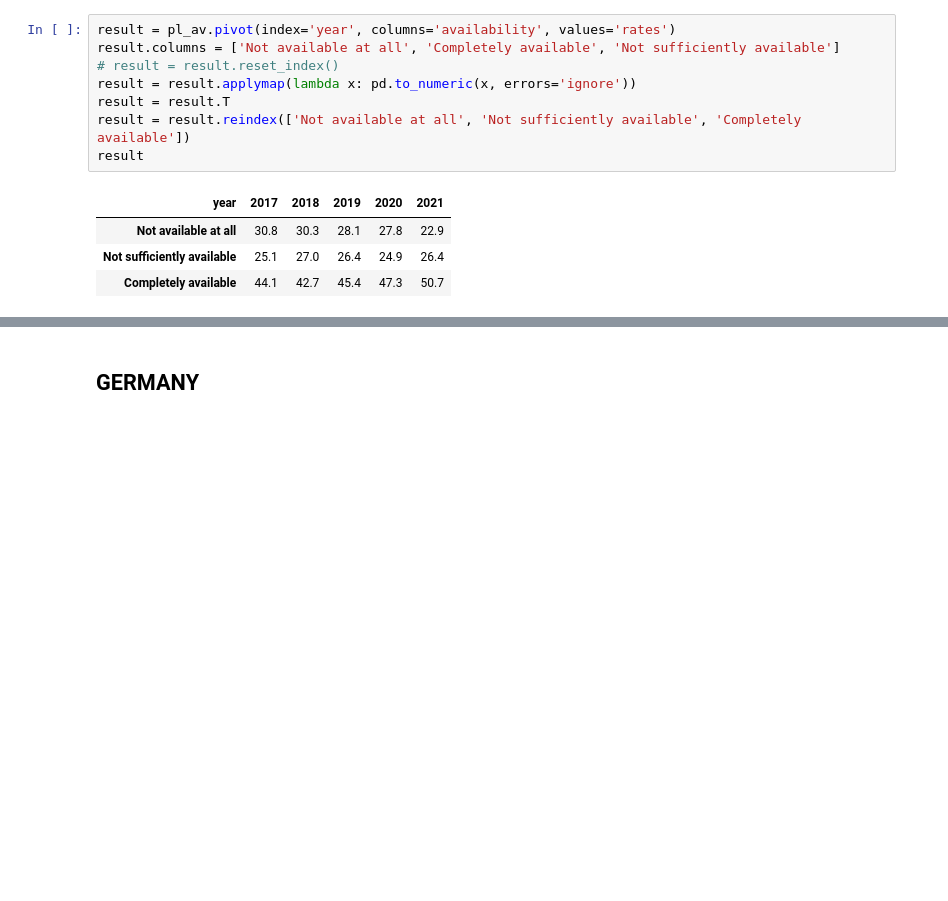
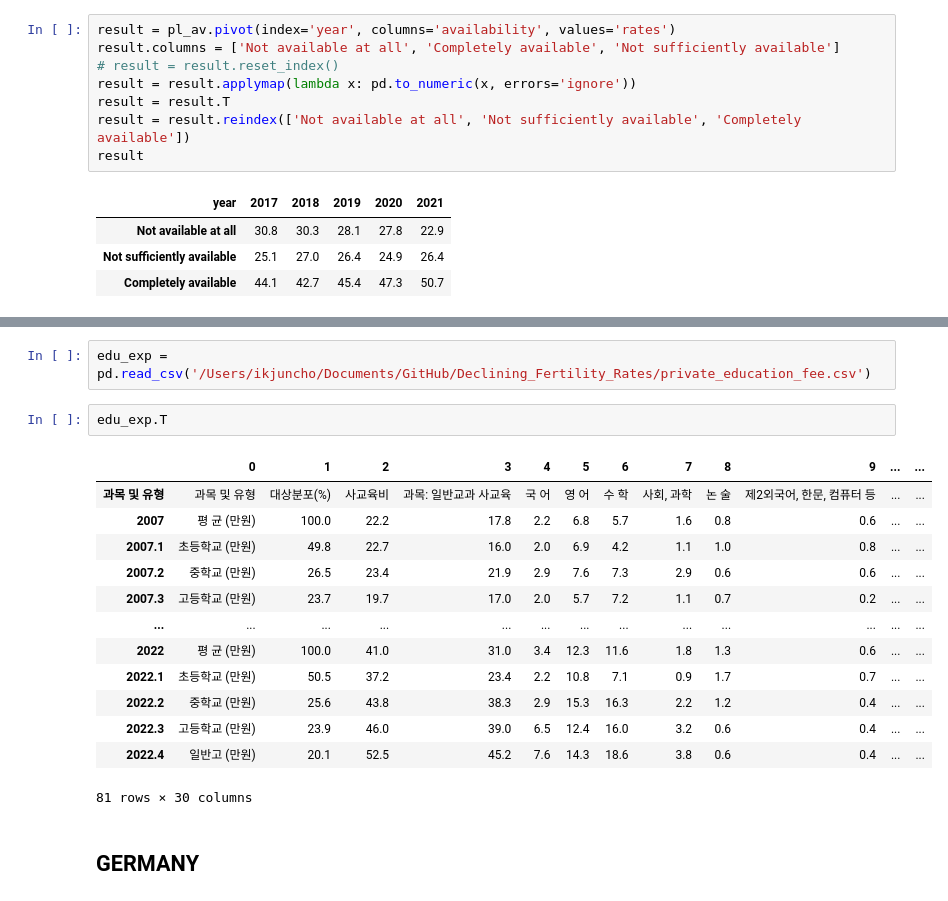
Before and after one commit to ikkjun/Declining_Fertility_Rates, a Jupyter notebook: Declining_Fertility_Rates.ipynb, the cells around one changed output, grey strips where cells are left out. Saved outputs shown, nothing was run; the diff lists cells and outputs as text; blank space fills up the shorter version.

```diff
--- a/Declining_Fertility_Rates.ipynb
+++ b/Declining_Fertility_Rates.ipynb
@@ -406,3 +479,21 @@ plt.show()
+# %%
+edu_exp = pd.read_csv('/Users/ikjuncho/Documents/GitHub/Declining_Fertility_Rates/private_education_fee.csv')
+# %%
+edu_exp.T
+# %% [output]
+|  | 0 | 1 | 2 | 3 | 4 | 5 | 6 | 7 | 8 | 9 | ... | ... |
+| 과목 및 유형 | 과목 및 유형 | 대상분포(%) | 사교육비 | 과목: 일반교과 사교육 | 국 어 | 영 어 | 수 학 | 사회, 과학 | 논 술 | 제2외국어, 한문, 컴퓨터 등 | ... | ... |
+| 2007 | 평 균 (만원) | 100.0 | 22.2 | 17.8 | 2.2 | 6.8 | 5.7 | 1.6 | 0.8 | 0.6 | ... | ... |
+| 2007.1 | 초등학교 (만원) | 49.8 | 22.7 | 16.0 | 2.0 | 6.9 | 4.2 | 1.1 | 1.0 | 0.8 | ... | ... |
+| 2007.2 | 중학교 (만원) | 26.5 | 23.4 | 21.9 | 2.9 | 7.6 | 7.3 | 2.9 | 0.6 | 0.6 | ... | ... |
+| 2007.3 | 고등학교 (만원) | 23.7 | 19.7 | 17.0 | 2.0 | 5.7 | 7.2 | 1.1 | 0.7 | 0.2 | ... | ... |
+| ... | ... | ... | ... | ... | ... | ... | ... | ... | ... | ... | ... | ... |
+| 2022 | 평 균 (만원) | 100.0 | 41.0 | 31.0 | 3.4 | 12.3 | 11.6 | 1.8 | 1.3 | 0.6 | ... | ... |
+| 2022.1 | 초등학교 (만원) | 50.5 | 37.2 | 23.4 | 2.2 | 10.8 | 7.1 | 0.9 | 1.7 | 0.7 | ... | ... |
+| 2022.2 | 중학교 (만원) | 25.6 | 43.8 | 38.3 | 2.9 | 15.3 | 16.3 | 2.2 | 1.2 | 0.4 | ... | ... |
+| 2022.3 | 고등학교 (만원) | 23.9 | 46.0 | 39.0 | 6.5 | 12.4 | 16.0 | 3.2 | 0.6 | 0.4 | ... | ... |
+| 2022.4 | 일반고 (만원) | 20.1 | 52.5 | 45.2 | 7.6 | 14.3 | 18.6 | 3.8 | 0.6 | 0.4 | ... | ... |
+81 rows × 30 columns
 # %% [markdown]
 ## GERMANY
 # %%
```
Also changed, not shown: parts of 19 cells of this notebook.
